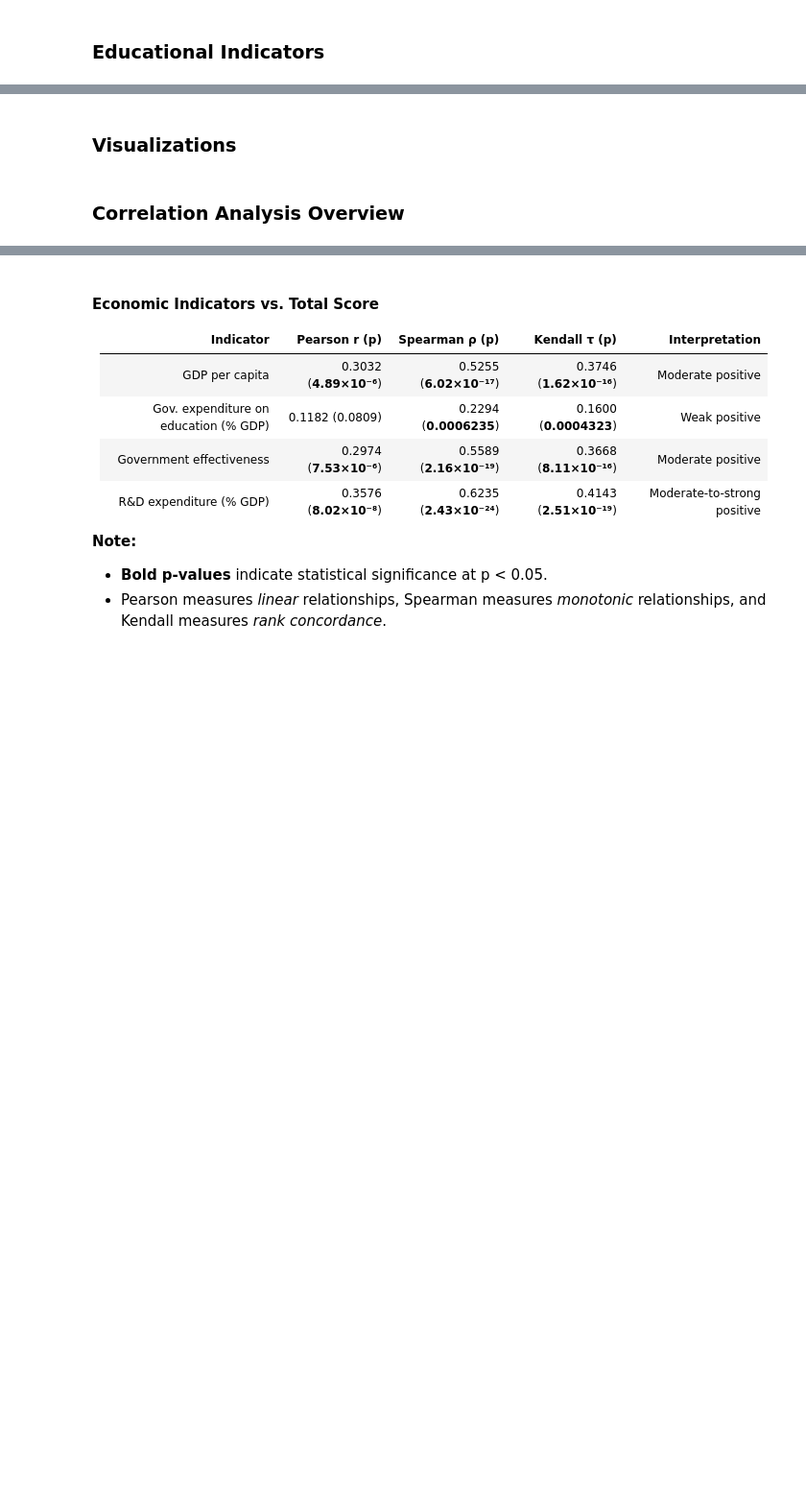
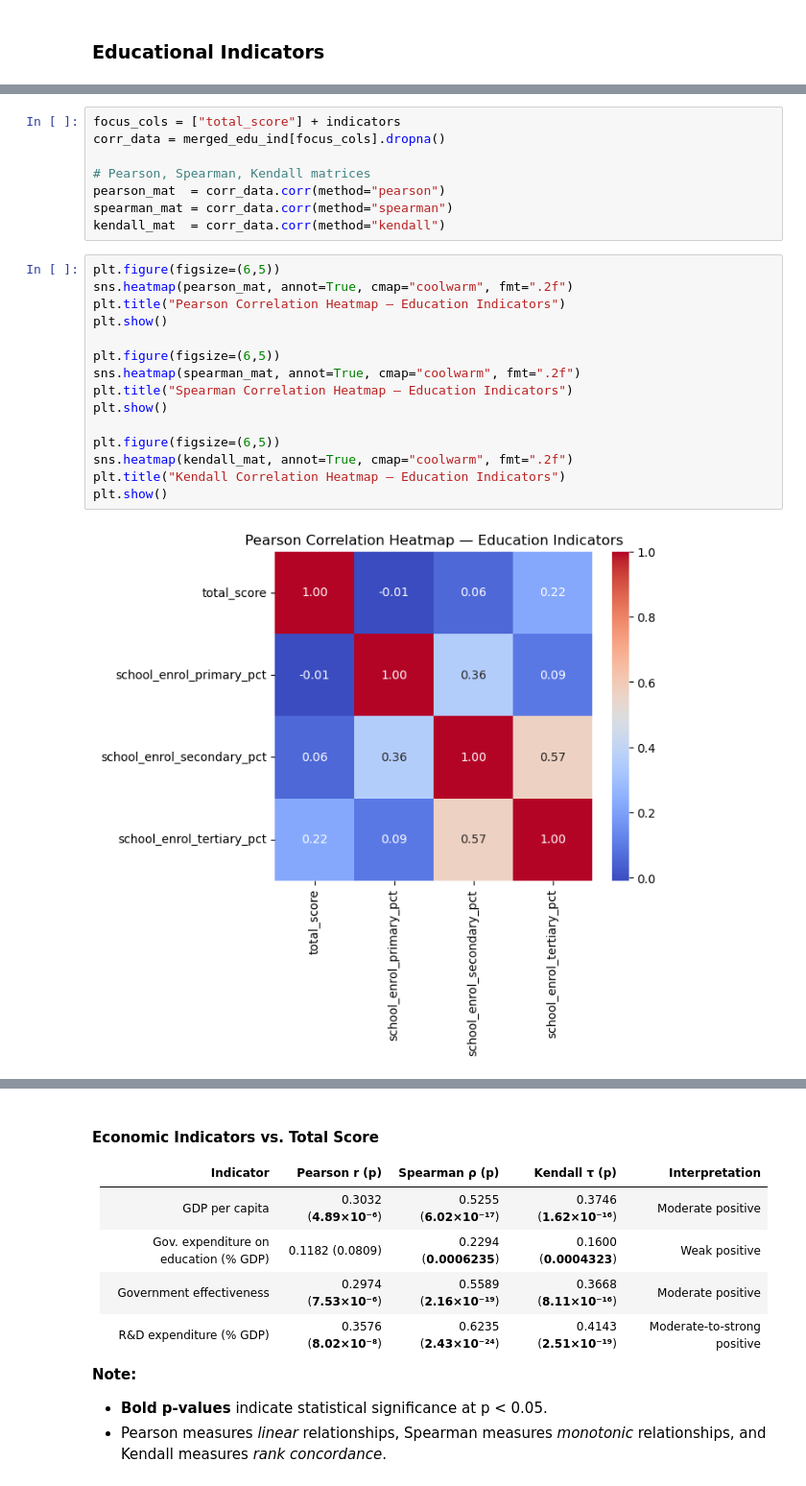
Before and after one commit to i11g/Data-Science-Project, a Jupyter notebook: Data.ipynb, the cells around one changed output, grey strips where cells are left out. Shown at 96% size. Saved outputs shown, nothing was run; the diff lists cells and outputs as text; blank space fills up the shorter version.

```diff
--- a/Data.ipynb
+++ b/Data.ipynb
@@ -2684,4 +3113,25 @@ print(corr_df)
-# %% [markdown]
-### Visualizations
-# %% [markdown]
-### Correlation Analysis Overview
+# %%
+focus_cols = ["total_score"] + indicators
+corr_data = merged_edu_ind[focus_cols].dropna()
+
+# Pearson, Spearman, Kendall matrices
+pearson_mat  = corr_data.corr(method="pearson")
+spearman_mat = corr_data.corr(method="spearman")
+kendall_mat  = corr_data.corr(method="kendall")
+# %%
+plt.figure(figsize=(6,5))
+sns.heatmap(pearson_mat, annot=True, cmap="coolwarm", fmt=".2f")
+plt.title("Pearson Correlation Heatmap — Education Indicators")
+plt.show()
+
+plt.figure(figsize=(6,5))
+sns.heatmap(spearman_mat, annot=True, cmap="coolwarm", fmt=".2f")
+plt.title("Spearman Correlation Heatmap — Education Indicators")
+plt.show()
+
+plt.figure(figsize=(6,5))
+sns.heatmap(kendall_mat, annot=True, cmap="coolwarm", fmt=".2f")
+plt.title("Kendall Correlation Heatmap — Education Indicators")
+plt.show()
+# %% [output]
+[figure, added]
```
Also changed, not shown: parts of 77 cells of this notebook, 4 other files.
